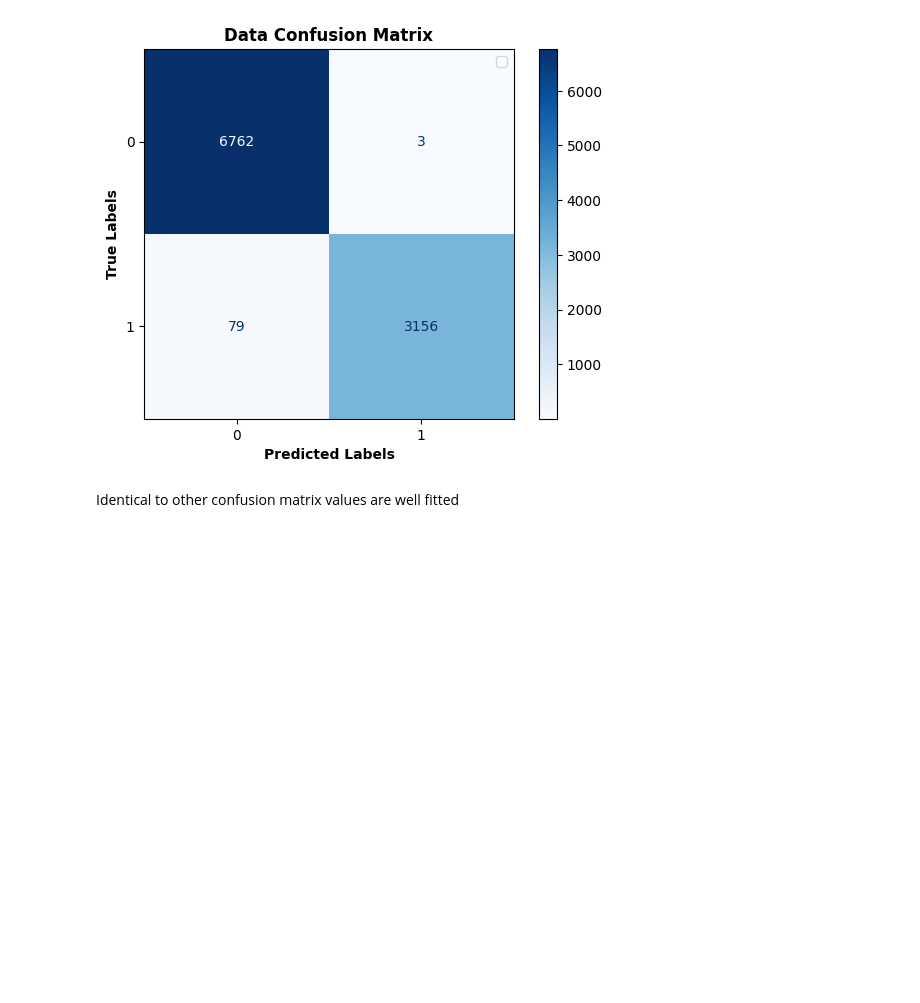
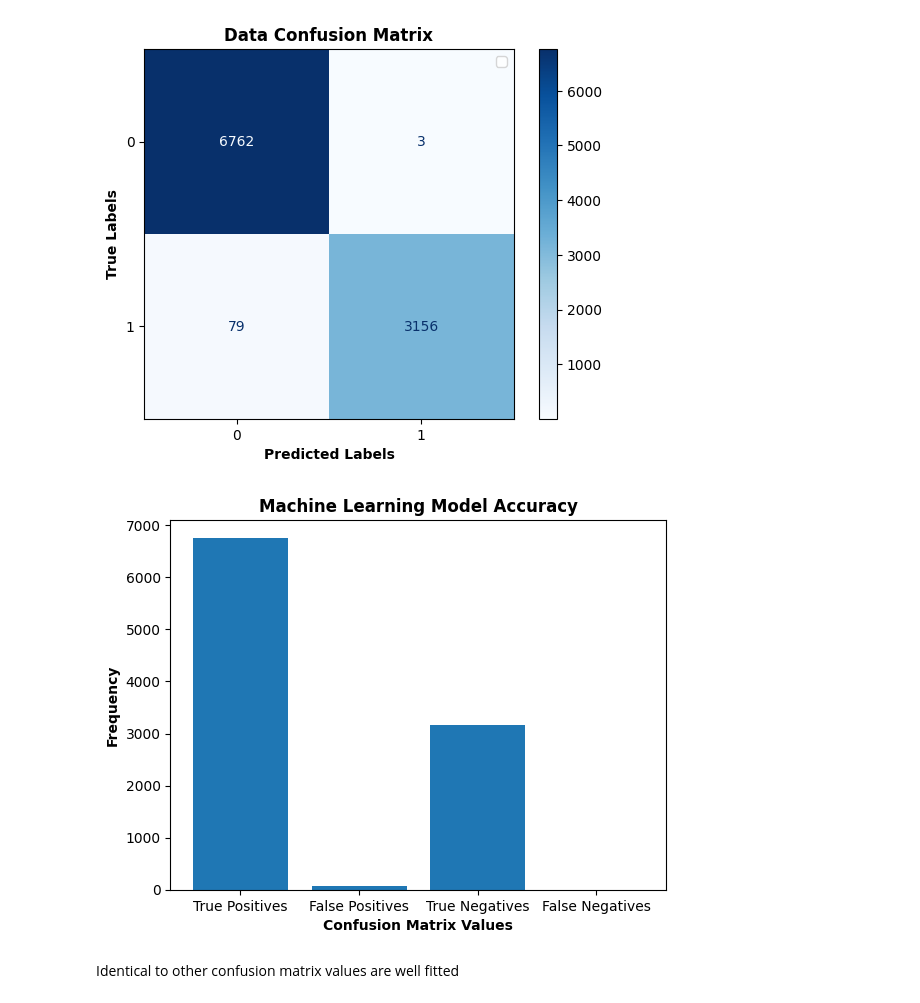
Before and after one commit to NullZoke/Fraud-Detection-Transaction, a Jupyter notebook: Fraud_Detection.ipynb, the cells around one changed output. Cells and saved outputs as stored; diff of their text form; code cells hidden in the pictures; blank space fills up the shorter version.

```diff
--- a/Fraud_Detection.ipynb
+++ b/Fraud_Detection.ipynb
@@ -1002,5 +1014,16 @@ plt.legend(labels=['Fraudulent', 'Non-Fraudulent'])
 plt.show()
 # %% [output]
 [figure]
+# %%
+#Creating a bar plot to help interpret accuracy of Logistic Regression Model
+x=[6762,79,3156,3]
+y=['True Positives','False Positives','True Negatives','False Negatives']
+plt.bar(y,x)
+plt.xlabel('Confusion Matrix Values',fontweight='bold')
+plt.ylabel('Frequency',fontweight='bold')
+plt.title('Machine Learning Model Accuracy',fontweight='bold')
+plt.show()
+# %% [output]
+[figure, added]
 # %% [markdown]
 Identical to other confusion matrix values are well fitted
```
Also changed, not shown: parts of 2 cells of this notebook.
